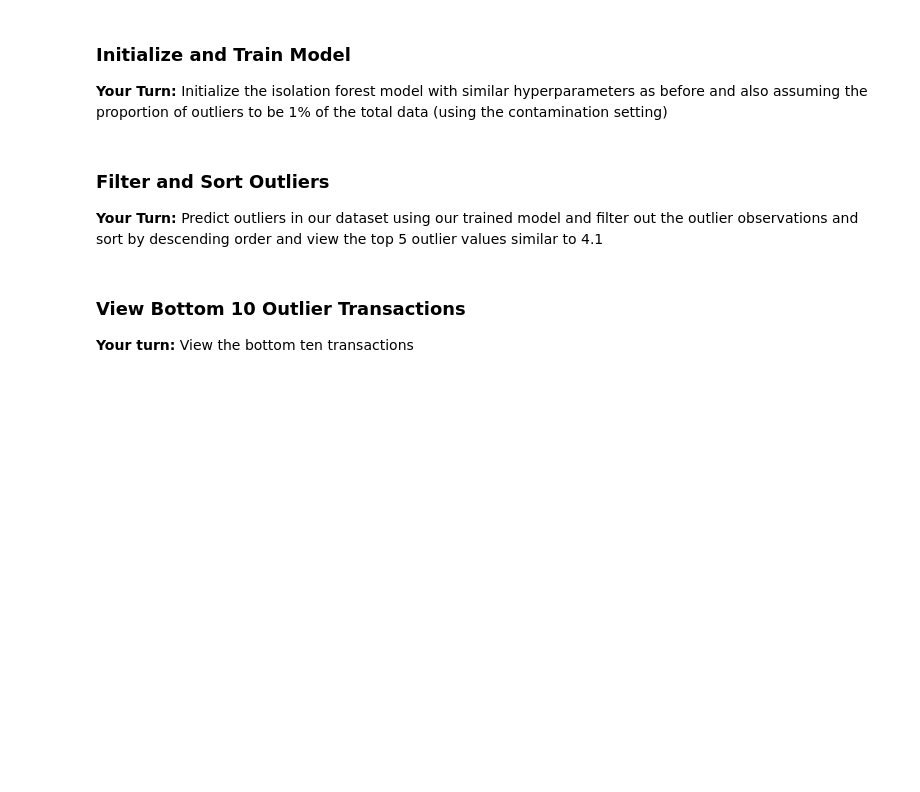
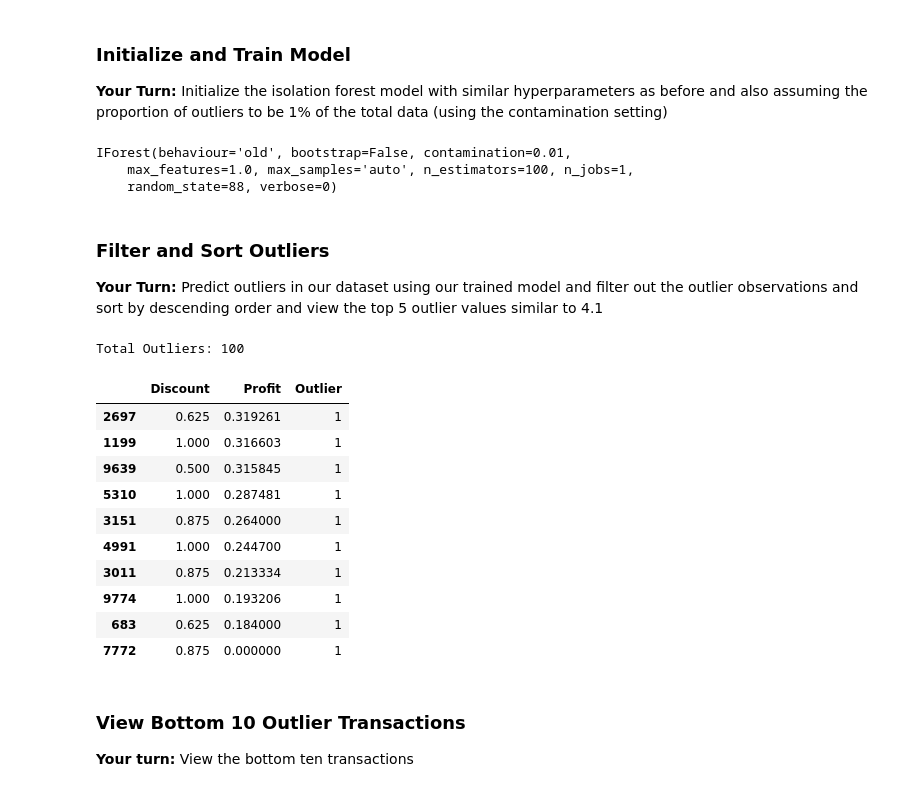
Before and after one commit to kwcode2016/mec-16.4.1-anomaly-detection-mini-project, a Jupyter notebook: Mini_Project_Anomaly_Detection.ipynb, the cells around one changed output. Cells and saved outputs as stored; diff of their text form; code cells hidden in the pictures; blank space fills up the shorter version.

```diff
--- a/Mini_Project_Anomaly_Detection.ipynb
+++ b/Mini_Project_Anomaly_Detection.ipynb
@@ -679,7 +680,13 @@ __Your Turn:__ Initialize the isolation forest model with similar hyperparameter
 #<FILL BLANKS HERE>
 from pyod.models import iforest
 
-# if_model =
+if_model = iforest.IForest(contamination=0.01, random_state=88)
+
+if_model.fit(subset_df)
+# %% [output]
+IForest(behaviour='old', bootstrap=False, contamination=0.01,
+    max_features=1.0, max_samples='auto', n_estimators=100, n_jobs=1,
+    random_state=88, verbose=0)
 # %% [markdown]
 ### Filter and Sort Outliers
 
@@ -689,3 +694,27 @@ __Your Turn:__ Predict outliers in our dataset using our trained model and filte
+# %%
+#<FILL BLANKS HERE>
+outlier_predictions = if_model.predict(subset_df)
+outliers_df = subset_df.copy(deep=True)
+outliers_df['Outlier'] = outlier_predictions
+outliers_df = outliers_df[outliers_df['Outlier'] == 1]
+print('Total Outliers:', len(outliers_df))
+outliers_sorted = outliers_df.sort_values(by=['Profit', 'Discount'], ascending=False)
+
+outliers_sorted.head(10)
+outliers_sorted.tail(10)
+# %% [output]
+Total Outliers: 100
+|  | Discount | Profit | Outlier |
+| 2697 | 0.625 | 0.319261 | 1 |
+| 1199 | 1.000 | 0.316603 | 1 |
+| 9639 | 0.500 | 0.315845 | 1 |
+| 5310 | 1.000 | 0.287481 | 1 |
+| 3151 | 0.875 | 0.264000 | 1 |
+| 4991 | 1.000 | 0.244700 | 1 |
+| 3011 | 0.875 | 0.213334 | 1 |
+| 9774 | 1.000 | 0.193206 | 1 |
+| 683 | 0.625 | 0.184000 | 1 |
+| 7772 | 0.875 | 0.000000 | 1 |
 # %% [markdown]
 ### View Bottom 10 Outlier Transactions
 
```
Also changed, not shown: parts of 15 cells of this notebook.
